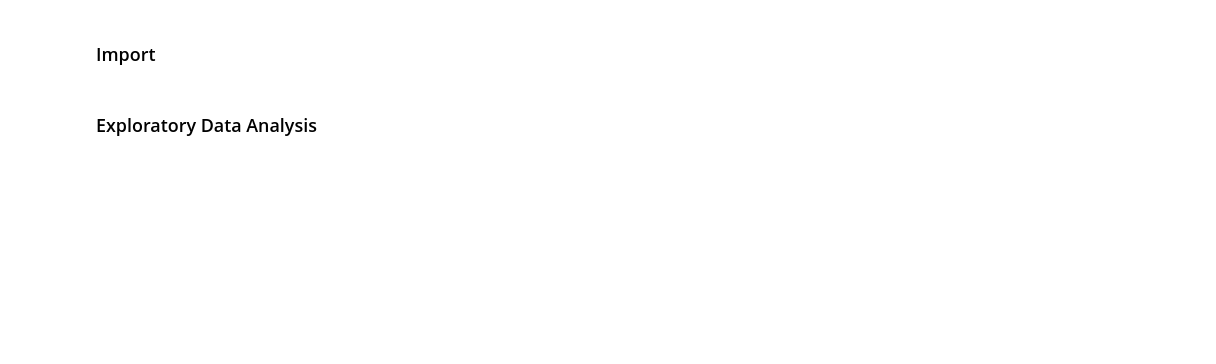
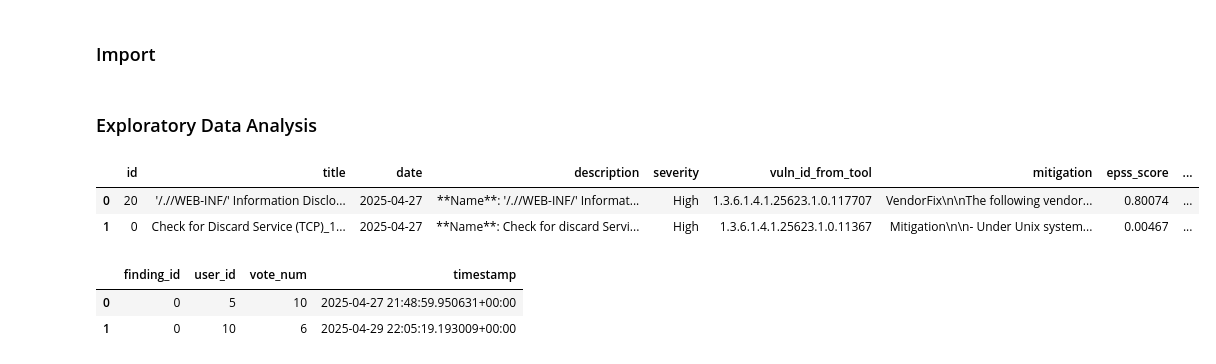
Before and after one commit to TopologyMapping/network-security, a Jupyter notebook: voting_analysis/src/analysis/data_prep.ipynb, the cells around one changed output. Cells and saved outputs as stored; diff of their text form; code cells hidden in the pictures; blank space fills up the shorter version.

```diff
--- a/voting_analysis/src/analysis/data_prep.ipynb
+++ b/voting_analysis/src/analysis/data_prep.ipynb
@@ -52,6 +56,25 @@ def get_cvelist(text):
     else:
         return None
 # %%
+df_fn = pd.DataFrame(fn)
+df_fn = df_fn.drop(columns=["cve"])
 df_fn["cves"] = df_fn["description"].apply(lambda x: get_cvelist(x))
 df_fn["in_kev"] = df_fn["cves"].apply(lambda cve_list: any(cve in kev_set for cve in cve_list) if cve_list else False)
+df_fn["id"] = df_fn["id"] - 1
+df_fn.head(2)
+# %% [output]
+|  | id | title | date | description | severity | vuln_id_from_tool | mitigation | epss_score | ... |
+| 0 | 20 | '/.//WEB-INF/' Information Disclo... | 2025-04-27 | **Name**: '/.//WEB-INF/' Informat... | High | 1.3.6.1.4.1.25623.1.0.117707 | VendorFix\n\nThe following vendor... | 0.80074 | ... |
+| 1 | 0 | Check for Discard Service (TCP)_1... | 2025-04-27 | **Name**: Check for discard Servi... | High | 1.3.6.1.4.1.25623.1.0.11367 | Mitigation\n\n- Under Unix system... | 0.00467 | ... |
+# %%
+df_vn = pd.DataFrame(vn)
+df_vn["vote_num"] = pd.to_numeric(df_vn["vote_num"])
+df_vn = df_vn.rename(columns={"id": "finding_id"})
+df_vn["timestamp"] = pd.to_datetime(df_vn["timestamp"], format="ISO8601")
+df_vn["finding_id"] = df_vn["finding_id"] - 1
+df_vn.head(2)
+# %% [output]
+|  | finding_id | user_id | vote_num | timestamp |
+| 0 | 0 | 5 | 10 | 2025-04-27 21:48:59.950631+00:00 |
+| 1 | 0 | 10 | 6 | 2025-04-29 22:05:19.193009+00:00 |
 # %%
```
Also changed, not shown: parts of 15 cells of this notebook, 4 other files.
